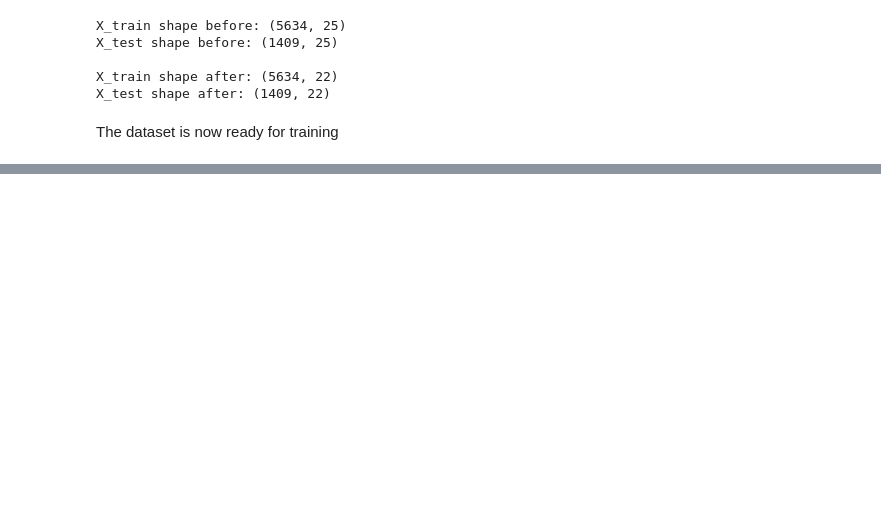
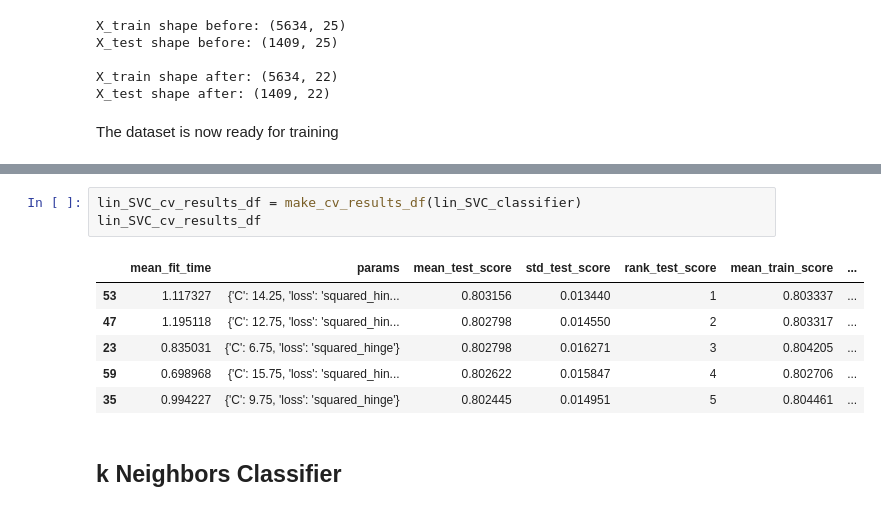
Before and after one commit to adrianciemerych/telco_customer_churn_project, a Jupyter notebook: churn_project.ipynb, the cells around one changed output, grey strips where cells are left out. Saved outputs shown, nothing was run; the diff lists cells and outputs as text; blank space fills up the shorter version.

```diff
--- a/churn_project.ipynb
+++ b/churn_project.ipynb
@@ -621,0 +756,12 @@ The dataset is now ready for training
+# %%
+lin_SVC_cv_results_df = make_cv_results_df(lin_SVC_classifier)
+lin_SVC_cv_results_df
+# %% [output]
+|  | mean_fit_time | params | mean_test_score | std_test_score | rank_test_score | mean_train_score | ... |
+| 53 | 1.117327 | {'C': 14.25, 'loss': 'squared_hin... | 0.803156 | 0.013440 | 1 | 0.803337 | ... |
+| 47 | 1.195118 | {'C': 12.75, 'loss': 'squared_hin... | 0.802798 | 0.014550 | 2 | 0.803317 | ... |
+| 23 | 0.835031 | {'C': 6.75, 'loss': 'squared_hinge'} | 0.802798 | 0.016271 | 3 | 0.804205 | ... |
+| 59 | 0.698968 | {'C': 15.75, 'loss': 'squared_hin... | 0.802622 | 0.015847 | 4 | 0.802706 | ... |
+| 35 | 0.994227 | {'C': 9.75, 'loss': 'squared_hinge'} | 0.802445 | 0.014951 | 5 | 0.804461 | ... |
+# %% [markdown]
+## k Neighbors Classifier
```
Also changed, not shown: parts of 32 cells of this notebook.
